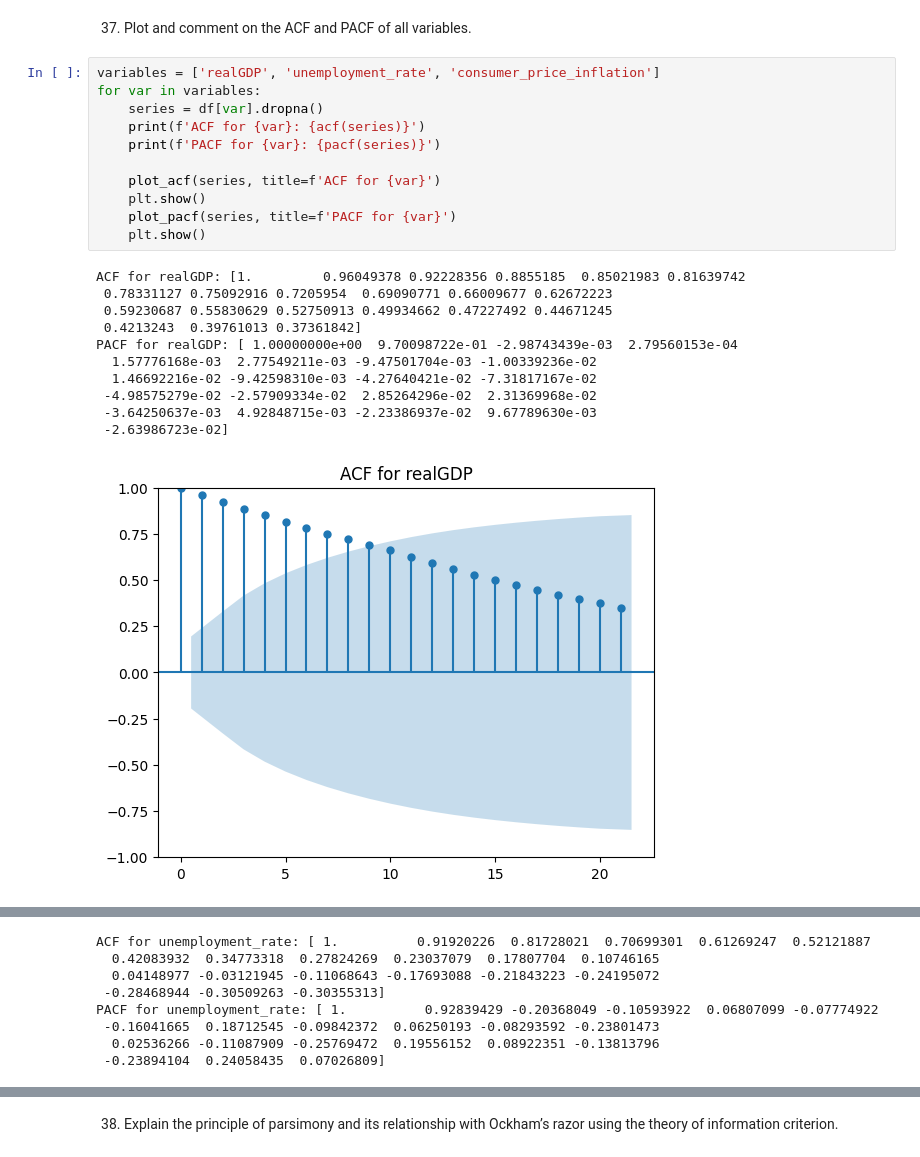
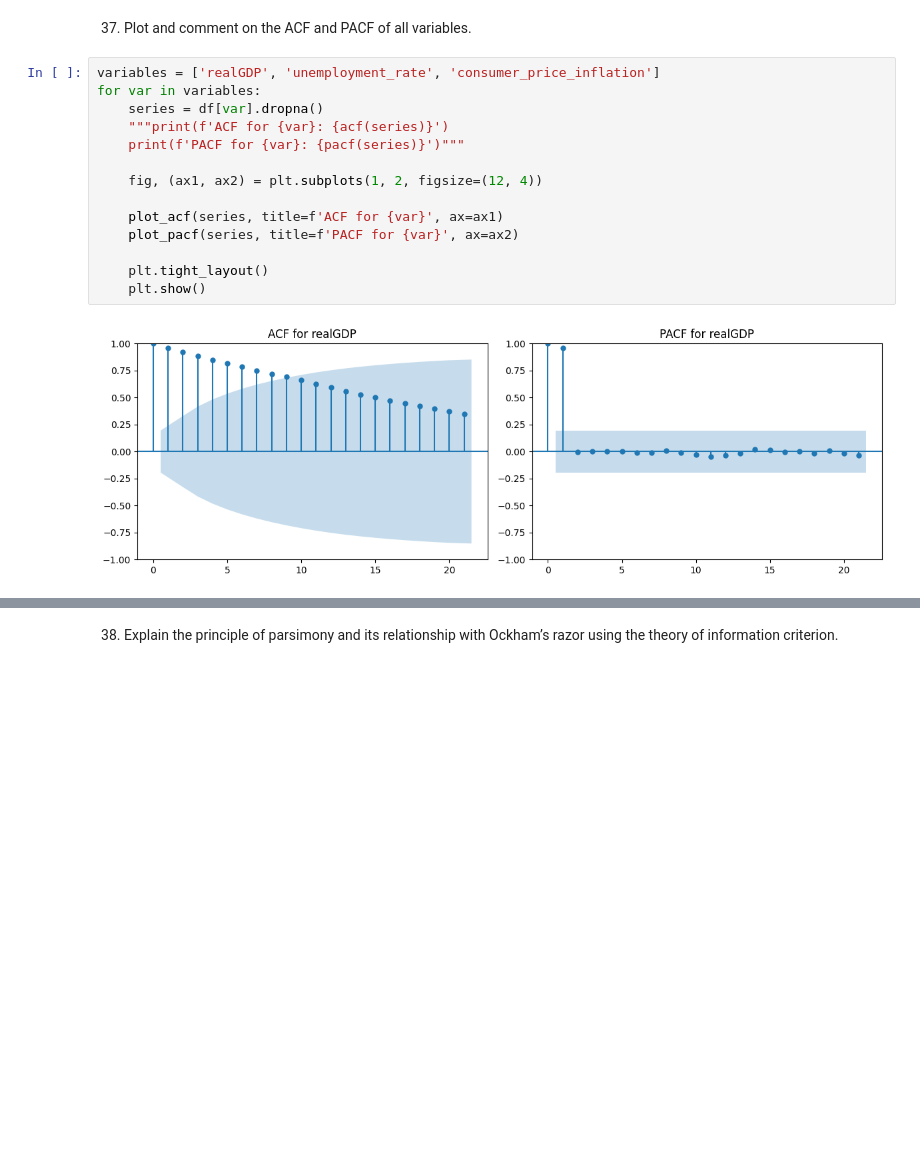
Before and after one commit to KamOsiris/Econometrics_project, a Jupyter notebook: econometrics_project.ipynb, the cells around one changed output, grey strips where cells are left out. Saved outputs shown, nothing was run; the diff lists cells and outputs as text; blank space fills up the shorter version.

```diff
--- a/econometrics_project.ipynb
+++ b/econometrics_project.ipynb
@@ -901,23 +898,16 @@ The big difference is that ACF measures the overall correlation, including both
 # %%
 variables = ['realGDP', 'unemployment_rate', 'consumer_price_inflation']
 for var in variables:
     series = df[var].dropna()
-    print(f'ACF for {var}: {acf(series)}')
-    print(f'PACF for {var}: {pacf(series)}')
+    """print(f'ACF for {var}: {acf(series)}')
+    print(f'PACF for {var}: {pacf(series)}')"""
 
-    plot_acf(series, title=f'ACF for {var}')
+    fig, (ax1, ax2) = plt.subplots(1, 2, figsize=(12, 4))
+
+    plot_acf(series, title=f'ACF for {var}', ax=ax1)
+    plot_pacf(series, title=f'PACF for {var}', ax=ax2)
+
+    plt.tight_layout()
     plt.show()
-    plot_pacf(series, title=f'PACF for {var}')
-    plt.show()
 # %% [output]
-ACF for realGDP: [1.         0.96049378 0.92228356 0.8855185  0.85021983 0.81639742
- 0.78331127 0.75092916 0.7205954  0.69090771 0.66009677 0.62672223
- 0.59230687 0.55830629 0.52750913 0.49934662 0.47227492 0.44671245
- 0.4213243  0.39761013 0.37361842]
-PACF for realGDP: [ 1.00000000e+00  9.70098722e-01 -2.98743439e-03  2.79560153e-04
-  1.57776168e-03  2.77549211e-03 -9.47501704e-03 -1.00339236e-02
-  1.46692216e-02 -9.42598310e-03 -4.27640421e-02 -7.31817167e-02
- -4.98575279e-02 -2.57909334e-02  2.85264296e-02  2.31369968e-02
- -3.64250637e-03  4.92848715e-03 -2.23386937e-02  9.67789630e-03
- -2.63986723e-02]
-[figure, old version]
+[figure, new version]
@@ -925,8 +914,0 @@ PACF for realGDP: [ 1.00000000e+00  9.70098722e-01 -2.98743439e-03  2.79560153e-
-ACF for unemployment_rate: [ 1.          0.91920226  0.81728021  0.70699301  0.61269247  0.52121887
-  0.42083932  0.34773318  0.27824269  0.23037079  0.17807704  0.10746165
-  0.04148977 -0.03121945 -0.11068643 -0.17693088 -0.21843223 -0.24195072
- -0.28468944 -0.30509263 -0.30355313]
-PACF for unemployment_rate: [ 1.          0.92839429 -0.20368049 -0.10593922  0.06807099 -0.07774922
- -0.16041665  0.18712545 -0.09842372  0.06250193 -0.08293592 -0.23801473
-  0.02536266 -0.11087909 -0.25769472  0.19556152  0.08922351 -0.13813796
- -0.23894104  0.24058435  0.07026809]
```
Also changed, not shown: parts of 8 cells of this notebook.
